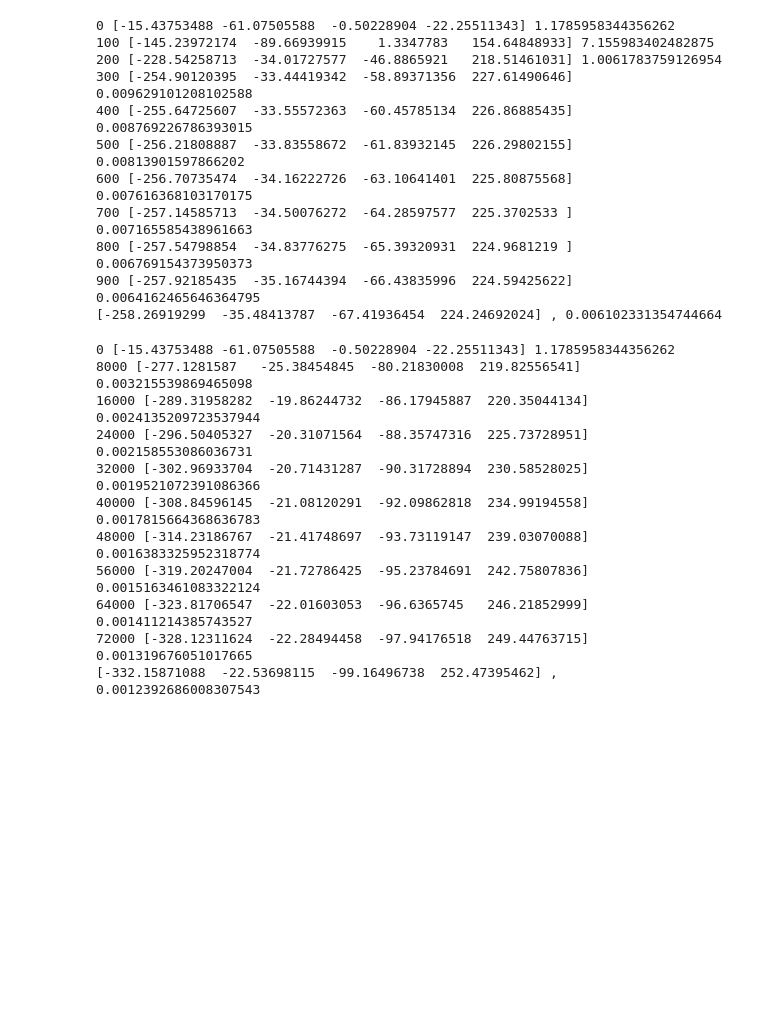
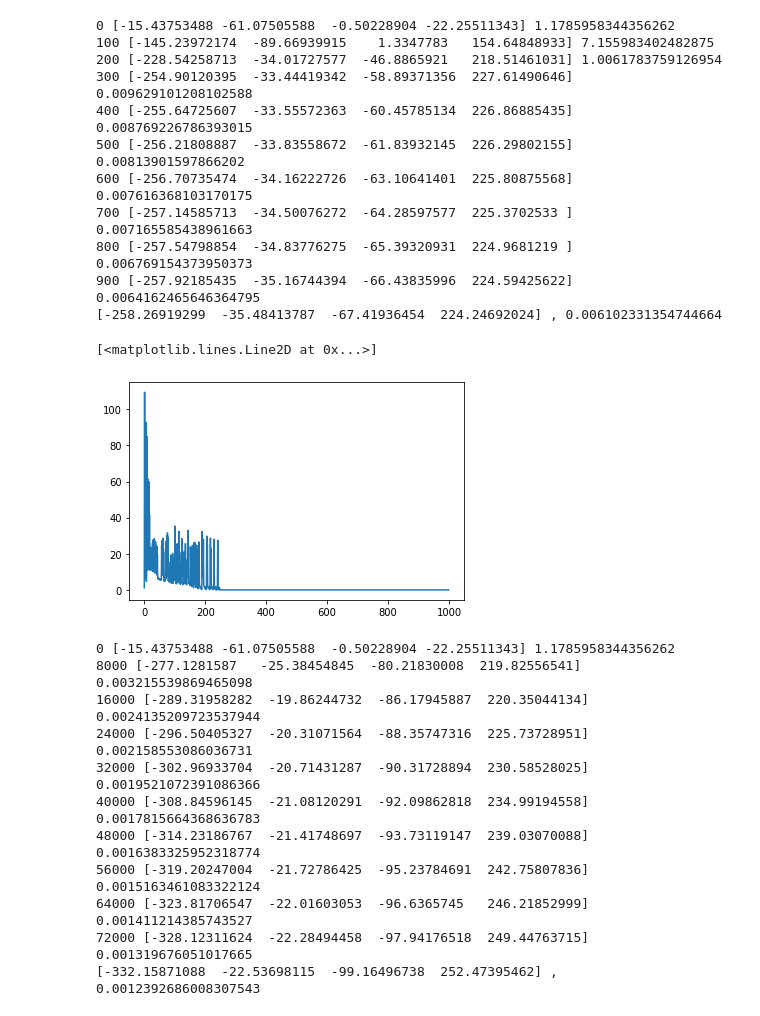
Before and after one commit to vinalyan/diff, a Jupyter notebook: GeekBrains/algorithms/web3/Lession3_HW.ipynb, the cells around one changed output. Saved outputs shown, nothing was run; the diff lists cells and outputs as text; code cells hidden in the pictures; blank space fills up the shorter version.

```diff
--- a/GeekBrains/algorithms/web3/Lession3_HW.ipynb
+++ b/GeekBrains/algorithms/web3/Lession3_HW.ipynb
@@ -110,5 +118,5 @@ print(f'{W} , {err}')
 # %%
-W, err = eval_model(X_st, y, iterations=1000, eta=42, log = True)
+W, err, err_list = eval_model(X_st, y, iterations=1000, eta=42, log = True)
 print(f'{W} , {err}')
 # %% [output]
 0 [-15.43753488 -61.07505588  -0.50228904 -22.25511343] 1.1785958344356262
@@ -122,4 +130,9 @@ print(f'{W} , {err}')
 800 [-257.54798854  -34.83776275  -65.39320931  224.9681219 ] 0.006769154373950373
 900 [-257.92185435  -35.16744394  -66.43835996  224.59425622] 0.0064162465646364795
 [-258.26919299  -35.48413787  -67.41936454  224.24692024] , 0.006102331354744664
+# %%
+plt.plot(err_list)
+# %% [output]
+[<matplotlib.lines.Line2D at 0x...>]
+[figure, added]
 # %%
```
Also changed, not shown: parts of 23 cells of this notebook.
